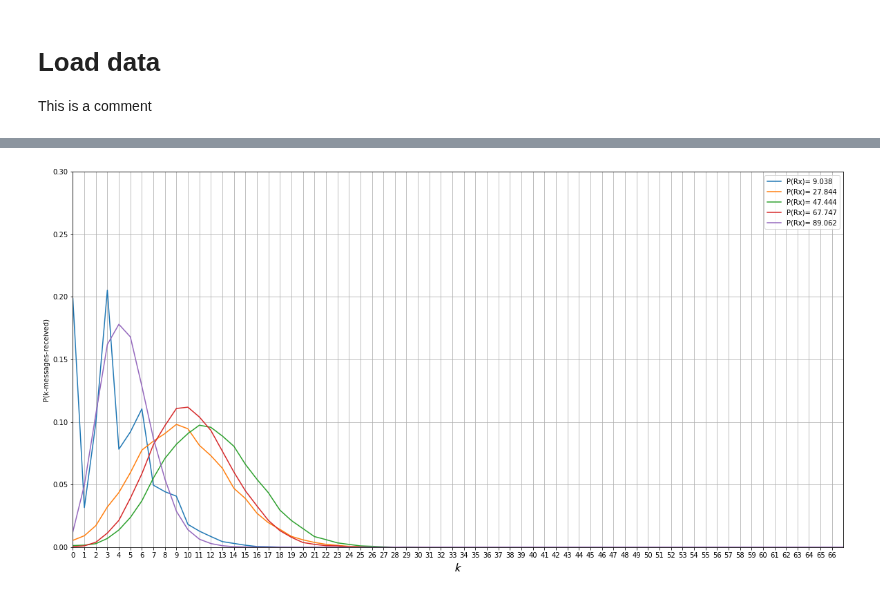
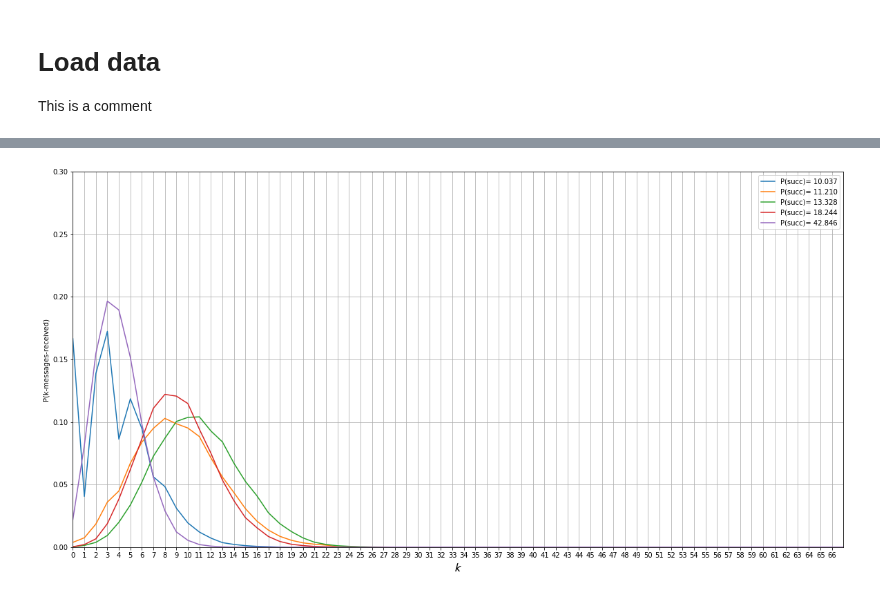
Before and after one commit to ingframin/BroadcastSimulation, a Jupyter notebook: results/Analysis.ipynb, the cells around one changed output, grey strips where cells are left out. Saved outputs shown, nothing was run; the diff lists cells and outputs as text; code cells hidden in the pictures.

```diff
--- a/results/Analysis.ipynb
+++ b/results/Analysis.ipynb
@@ -52,25 +52,28 @@ f10 = open("r9-d1-result.txt")
 raw10 = f10.read()
 f10.close()
 # %%
-Ttx = 21
+Ttx = 23
 Trx = 60
 Tn = 100
 
 def compute_histogram(r1,r2):
 
-    Eb,Es,En = computeEvents(r1,Ttx,Trx,Tn)
+    Eb1,Es1,En1 = computeEvents(r1,Ttx,Trx,Tn)
     Eb2,Es2,En2 = computeEvents(r2,Ttx,Trx,Tn)
-    display(Markdown('<span style="color: #af0000">'+"P(S) = %.6f"%(Trx*Es/len(r1))+'</span>'))
-    display(Markdown('<span style="color: #00af00">'+"P(N) = %.6f"%(Tn*En/len(r1))+'</span>'))
-    display(Markdown('<span style="color: #0000af">'+"P(B) = %.6f"%(Ttx*Eb/len(r1))+'</span>'))
+    display(Markdown('<span style="color: #af0000">'+"P(S) = %.6f"%(Trx*Es1/len(r1))+'</span>'))
+    display(Markdown('<span style="color: #00af00">'+"P(N) = %.6f"%(Tn*En1/len(r1))+'</span>'))
+    display(Markdown('<span style="color: #0000af">'+"P(B) = %.6f"%(Ttx*Eb1/len(r1))+'</span>'))
 
-    l1 = 1000*Eb / (len(r1))
+    Pb2 = Eb2*Ttx/(Eb2*Ttx+En2*Tn+Es2*Trx)
+    rt1 = Pb2/(Ttx/1000)
+    print("r(B)(Events/s) = %.6f"%(rt1))
 
-    print("r(B)(Events/s) = %.6f"%(l1))
-
-    hist1 = genWindowHistogram(r1,r2,1000,Eb)
-    Ps = checkSuccess(r2,r1)
+    hist1 = genWindowHistogram(r1,r2,1000,Eb2)
+    Esuc = checkSuccess(raw2,raw1)
+    Ps=Esuc/Eb2
+    Ns = Ps*1000/Ttx
+    Nb = rt1*1000
     print("Success probability evts: %.6f"%(Ps))
-    return hist1,Eb,Es,En,Ps
+    return hist1,Eb1,Es1,En1,Ps
 # %%
 hist1,Eb1,Es1,En1,Ps1 = compute_histogram(raw1,raw2)
@@ -116,18 +119,18 @@ Success probability evts: 0.474440
 ... (8 outputs left out)
 # %%
 pt.rcParams["figure.figsize"] = (20,10)
-pt.plot(range(len(hist1)),hist1,label="P(Rx)= %.3f"%(100*Ps1))
-pt.plot(range(len(hist2)),hist2,label="P(Rx)= %.3f"%(100*Ps2))
-pt.plot(range(len(hist3)),hist3,label="P(Rx)= %.3f"%(100*Ps3))
-pt.plot(range(len(hist4)),hist4,label="P(Rx)= %.3f"%(100*Ps4))
-pt.plot(range(len(hist5)),hist5,label="P(Rx)= %.3f"%(100*Ps5))
+pt.plot(range(len(hist1)),hist1,label="P(succ)= %.3f"%(100*Ps1))
+pt.plot(range(len(hist2)),hist2,label="P(succ)= %.3f"%(100*Ps2))
+pt.plot(range(len(hist3)),hist3,label="P(succ)= %.3f"%(100*Ps3))
+pt.plot(range(len(hist4)),hist4,label="P(succ)= %.3f"%(100*Ps4))
+pt.plot(range(len(hist5)),hist5,label="P(succ)= %.3f"%(100*Ps5))
 pt.legend()
 pt.axis([0,67,0,0.3])
 pt.xticks(range(67), [str(n) for n in range(67)])
 pt.xlabel(r'$\mathcal{k}$', fontsize = 18)
 pt.ylabel(r'P(k-messages-received)')
 pt.savefig('test.svg',format='svg',dpi=300, bbox_inches='tight')
 pt.grid(True)
 pt.show()
 # %% [output]
-[figure, old version]
+[figure, new version]
```
Also changed, not shown: parts of 1 cell of this notebook, 6 other files.
